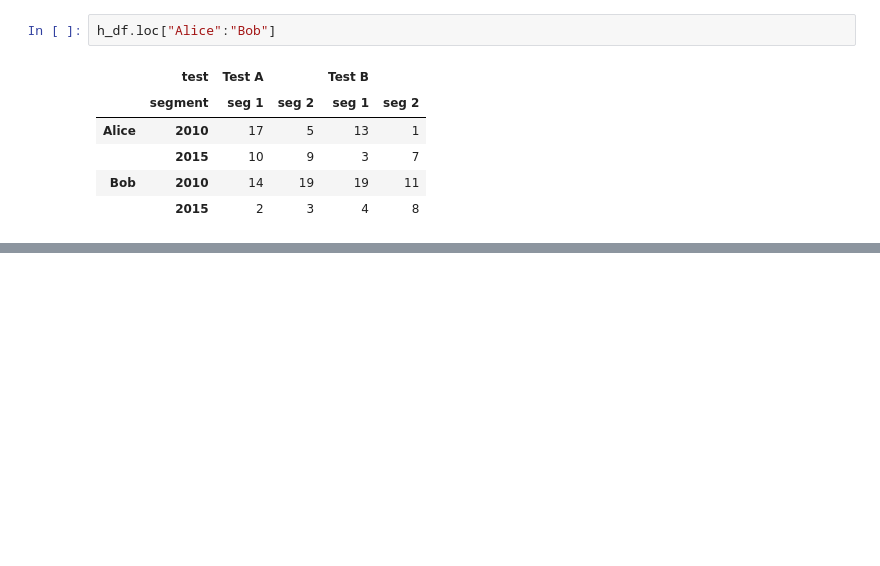
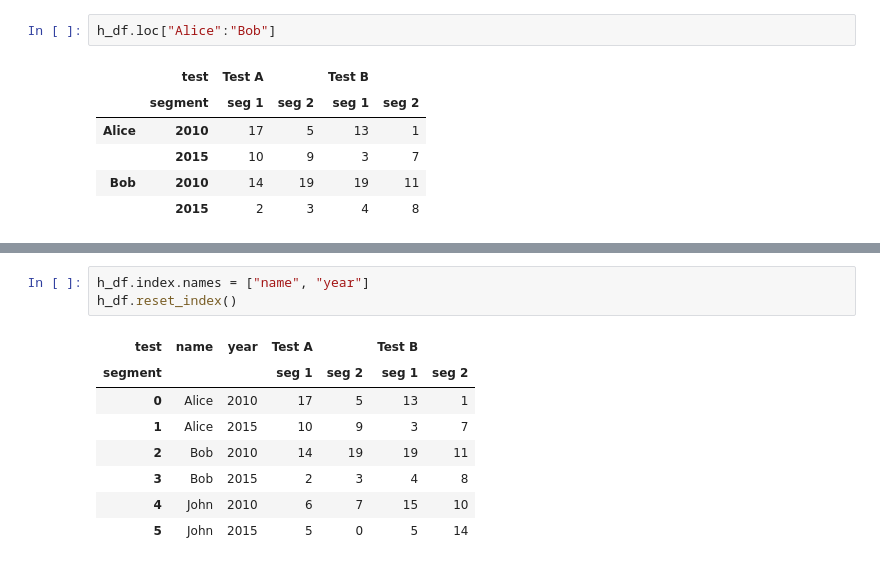
Before and after one commit to Asav7/DS_Sandbox, a Jupyter notebook: Python Data Science Handbook Notes.ipynb, the cells around one changed output, grey strips where cells are left out. Cells and saved outputs as stored; diff of their text form; blank space fills up the shorter version.

```diff
--- a/Python Data Science Handbook Notes.ipynb
+++ b/Python Data Science Handbook Notes.ipynb
@@ -593,0 +603,12 @@ h_df.loc["Alice":"Bob"]
+# %%
+h_df.index.names = ["name", "year"]
+h_df.reset_index()
+# %% [output]
+| test | name | year | Test A |  | Test B |  |
+| segment |  |  | seg 1 | seg 2 | seg 1 | seg 2 |
+| 0 | Alice | 2010 | 17 | 5 | 13 | 1 |
+| 1 | Alice | 2015 | 10 | 9 | 3 | 7 |
+| 2 | Bob | 2010 | 14 | 19 | 19 | 11 |
+| 3 | Bob | 2015 | 2 | 3 | 4 | 8 |
+| 4 | John | 2010 | 6 | 7 | 15 | 10 |
+| 5 | John | 2015 | 5 | 0 | 5 | 14 |
```
Also changed, not shown: parts of 15 cells of this notebook.
